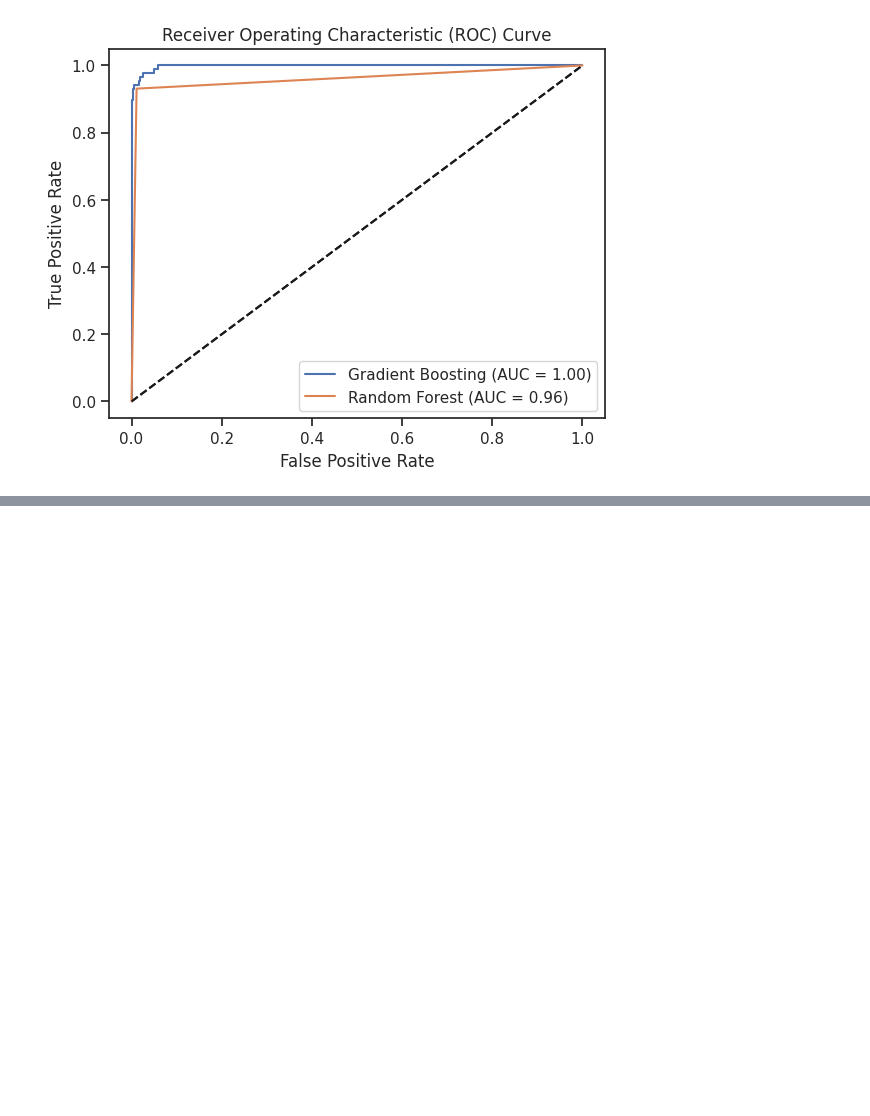
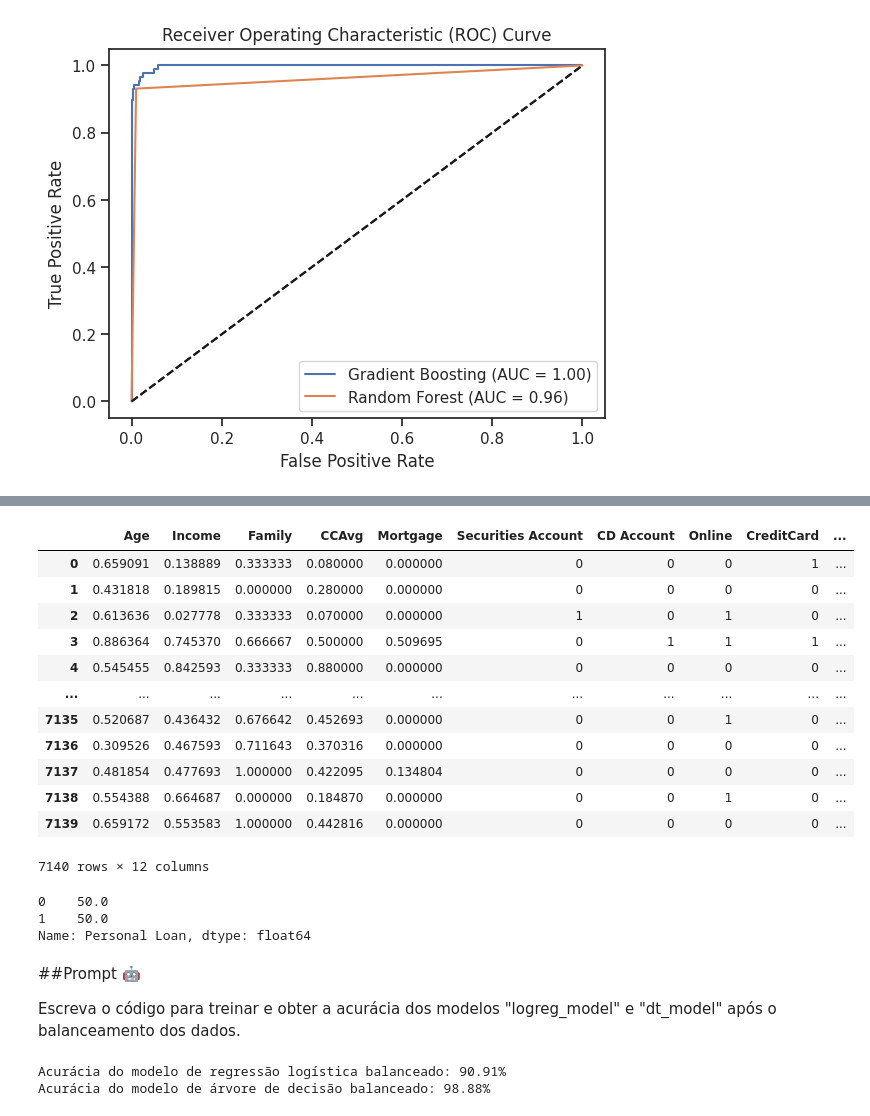
Before and after one commit to mateusopaiva/machine-learning-chatgpt, a Jupyter notebook: Machine_Learning_utilizando_ChatGPT_como_assistente.ipynb, the cells around one changed output, grey strips where cells are left out. Saved outputs shown, nothing was run; the diff lists cells and outputs as text; code cells hidden in the pictures; blank space fills up the shorter version.

```diff
--- a/Machine_Learning_utilizando_ChatGPT_como_assistente.ipynb
+++ b/Machine_Learning_utilizando_ChatGPT_como_assistente.ipynb
@@ -1273,0 +1306,51 @@ plot_roc_curve(y_test, dt_probs, label='Random Forest')
+# %%
+X_train_balanced
+# %% [output]
+|  | Age | Income | Family | CCAvg | Mortgage | Securities Account | CD Account | Online | CreditCard | ... |
+| 0 | 0.659091 | 0.138889 | 0.333333 | 0.080000 | 0.000000 | 0 | 0 | 0 | 1 | ... |
+| 1 | 0.431818 | 0.189815 | 0.000000 | 0.280000 | 0.000000 | 0 | 0 | 0 | 0 | ... |
+| 2 | 0.613636 | 0.027778 | 0.333333 | 0.070000 | 0.000000 | 1 | 0 | 1 | 0 | ... |
+| 3 | 0.886364 | 0.745370 | 0.666667 | 0.500000 | 0.509695 | 0 | 1 | 1 | 1 | ... |
+| 4 | 0.545455 | 0.842593 | 0.333333 | 0.880000 | 0.000000 | 0 | 0 | 0 | 0 | ... |
+| ... | ... | ... | ... | ... | ... | ... | ... | ... | ... | ... |
+| 7135 | 0.520687 | 0.436432 | 0.676642 | 0.452693 | 0.000000 | 0 | 0 | 1 | 0 | ... |
+| 7136 | 0.309526 | 0.467593 | 0.711643 | 0.370316 | 0.000000 | 0 | 0 | 0 | 0 | ... |
+| 7137 | 0.481854 | 0.477693 | 1.000000 | 0.422095 | 0.134804 | 0 | 0 | 0 | 0 | ... |
+| 7138 | 0.554388 | 0.664687 | 0.000000 | 0.184870 | 0.000000 | 0 | 0 | 1 | 0 | ... |
+| 7139 | 0.659172 | 0.553583 | 1.000000 | 0.442816 | 0.000000 | 0 | 0 | 0 | 0 | ... |
+7140 rows × 12 columns
+# %%
+y_train_balanced.value_counts(normalize=True) * 100
+# %% [output]
+0    50.0
+1    50.0
+Name: Personal Loan, dtype: float64
+# %% [markdown]
+##Prompt 🤖
+
+Escreva o código para treinar e obter a acurácia dos modelos "logreg_model" e "dt_model" após o balanceamento dos dados.
+# %%
+# Treinar o modelo de regressão logística com os dados balanceados
+logreg_model_balanced = LogisticRegression()
+logreg_model_balanced.fit(X_train_balanced, y_train_balanced)
+
+# Obter as previsões do modelo de regressão logística nos dados de teste
+logreg_preds_balanced = logreg_model_balanced.predict(X_test)
+
+# Calcular e imprimir a acurácia do modelo de regressão logística balanceado
+logreg_accuracy_balanced = accuracy_score(y_test, logreg_preds_balanced)
+print("Acurácia do modelo de regressão logística balanceado: {:.2f}%".format(logreg_accuracy_balanced * 100))
+
+# Treinar o modelo de árvore de decisão com os dados balanceados
+dt_model_balanced = DecisionTreeClassifier()
+dt_model_balanced.fit(X_train_balanced, y_train_balanced)
+
+# Obter as previsões do modelo de árvore de decisão nos dados de teste
+dt_preds_balanced = dt_model_balanced.predict(X_test)
+
+# Calcular e imprimir a acurácia do modelo de árvore de decisão balanceado
+dt_accuracy_balanced = accuracy_score(y_test, dt_preds_balanced)
+print("Acurácia do modelo de árvore de decisão balanceado: {:.2f}%".format(dt_accuracy_balanced * 100))
+# %% [output]
+Acurácia do modelo de regressão logística balanceado: 90.91%
+Acurácia do modelo de árvore de decisão balanceado: 98.88%
```
Also changed, not shown: parts of 31 cells of this notebook.
